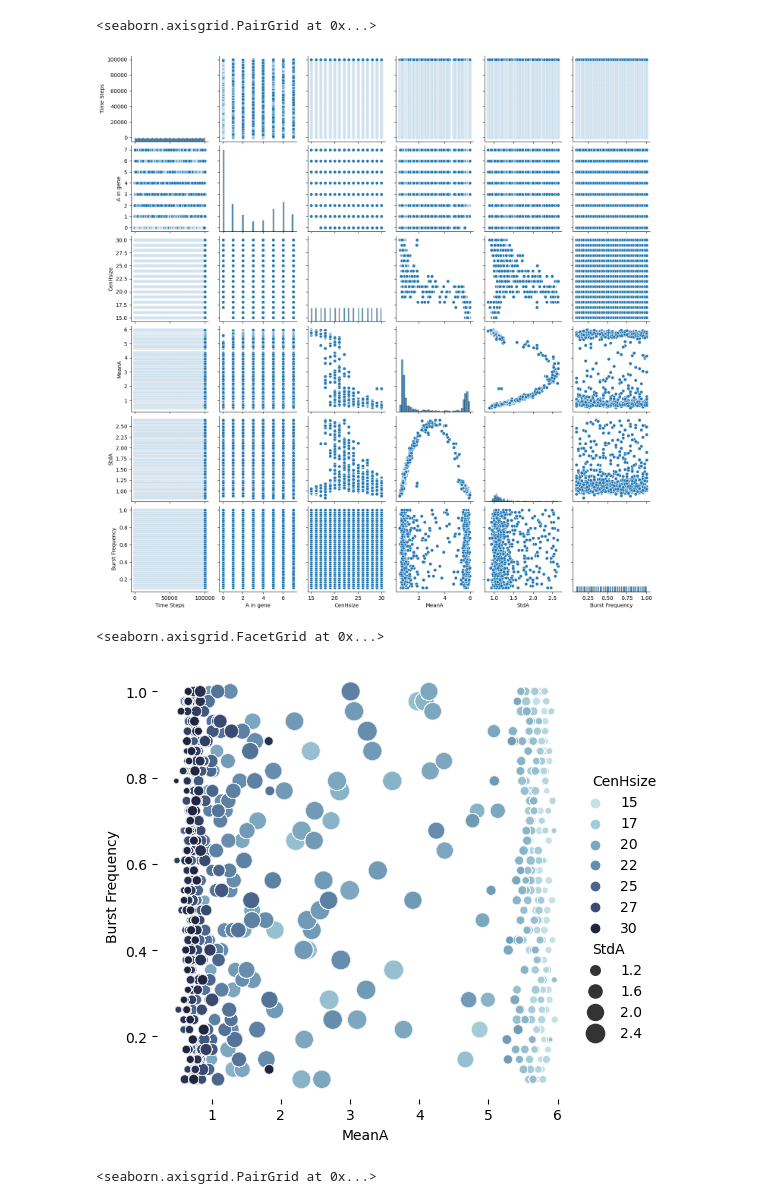
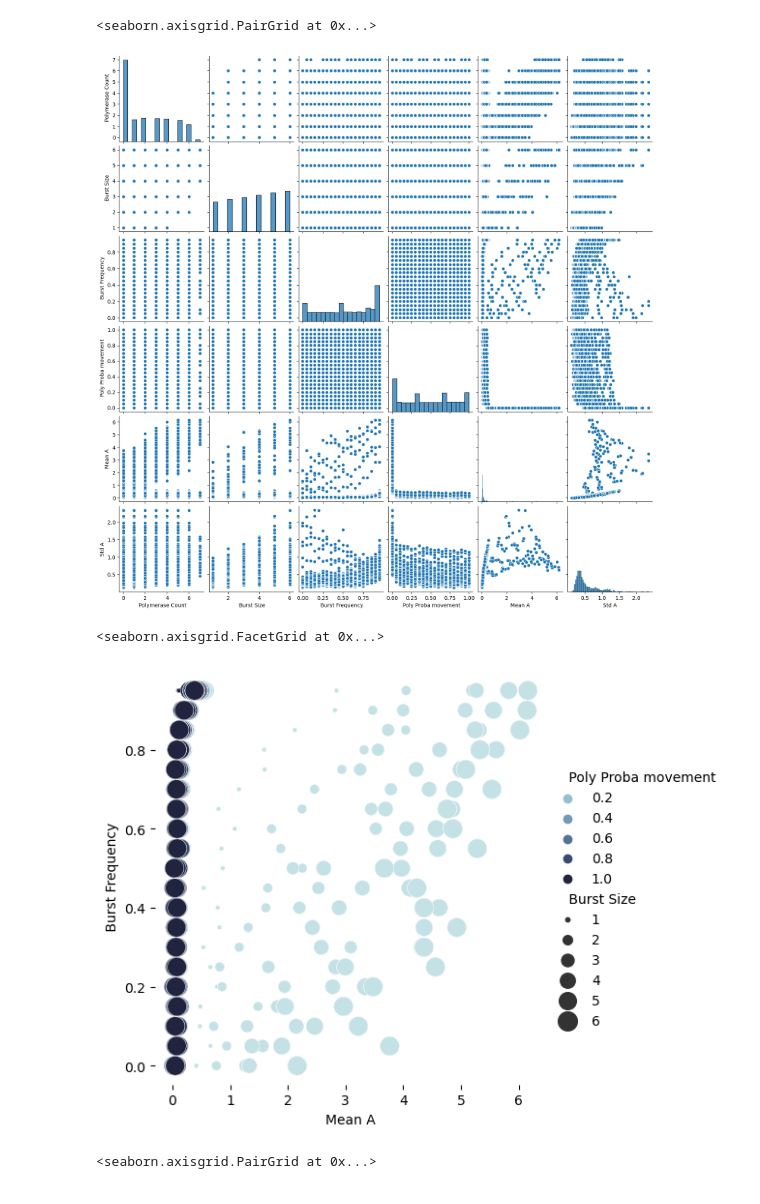
Before and after one commit to Adrien-Berard/InternshipKU, a Jupyter notebook: ModellingChromatine/read_scan_cenH.ipynb, the cells around one changed output. Saved outputs shown, nothing was run; the diff lists cells and outputs as text; code cells hidden in the pictures.

```diff
--- a/ModellingChromatine/read_scan_cenH.ipynb
+++ b/ModellingChromatine/read_scan_cenH.ipynb
@@ -26,0 +32,4 @@ stds = np.array(stds).repeat(500)
+# %%
+df['Mean A'] = means
+df['Std A'] = stds
+df.head()
@@ -32,5 +48 @@ ValueError: The truth value of an array with more than one element is ambiguous.
-# %%
-df.insert(3,"MeanA",means)
-# %%
-df.insert(4,"StdA",stds)
 # %%
@@ -51,0 +64,5 @@ df.drop("A in gene",axis = 1)
+# %%
+newdf = df.drop(" Count A",axis = 1)
+newdf = newdf.drop("Time Steps",axis = 1)
+newdf = newdf.drop_duplicates()
+newdf
@@ -52,23 +83,23 @@ df.drop("A in gene",axis = 1)
 # %%
-sns.pairplot(data = df)
+sns.pairplot(data = newdf)
 # %% [output]
 <seaborn.axisgrid.PairGrid at 0x...>
-[figure, old version]
+[figure, new version]
 # %%
 
 cmap = sns.cubehelix_palette(rot=-.2, as_cmap=True)
 g = sns.relplot(
-    data=df,
-    x="MeanA", y="Burst Frequency",
-    hue="CenHsize", size="StdA",
+    data=newdf,
+    x="Mean A", y=" Burst Frequency",
+    hue=" Poly Proba movement", size=" Burst Size",
     palette=cmap, sizes=(10, 200),
 )
 g.ax.xaxis.grid(True, "minor", linewidth=.25)
 g.ax.yaxis.grid(True, "minor", linewidth=.25)
 g.despine(left=True, bottom=True)
 # %% [output]
 <seaborn.axisgrid.FacetGrid at 0x...>
-[figure, old version]
+[figure, new version]
 # %%
 sns.set_theme(style="ticks")
 sns.pairplot(df, hue="MeanA")
```
Also changed, not shown: parts of 9 cells of this notebook, 7 other files.
